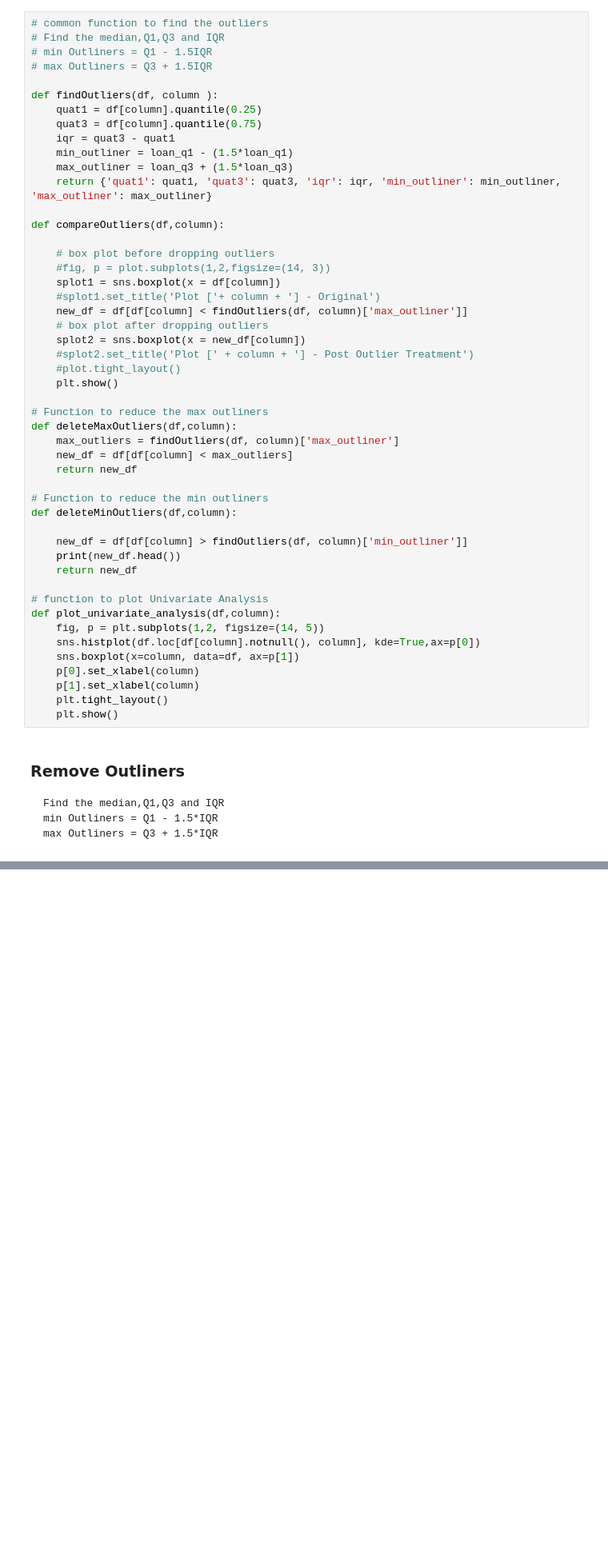
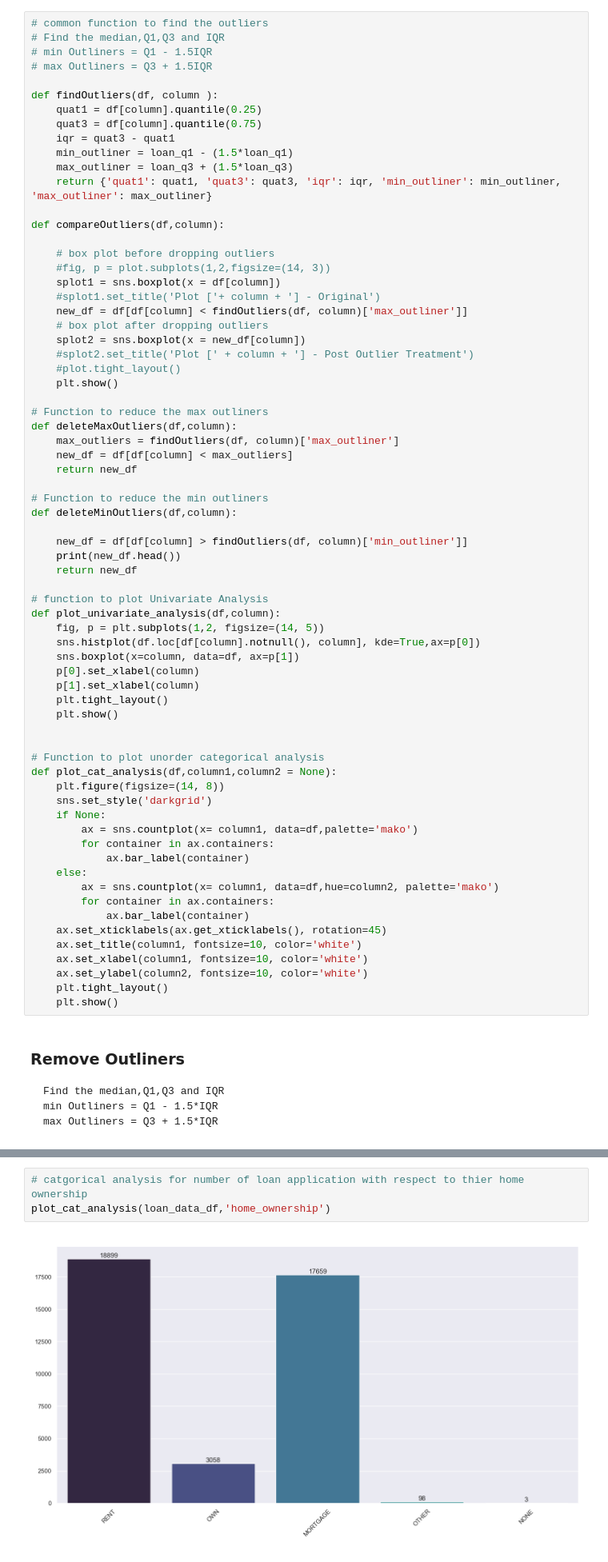
Before and after one commit to kshitiz89/lendingclubcase, a Jupyter notebook: Kshitiz_Jaiswal.ipynb, the cells around one changed output, grey strips where cells are left out. Shown at 80% size. Cells and saved outputs as stored; diff of their text form; blank space fills up the shorter version.

```diff
--- a/Kshitiz_Jaiswal.ipynb
+++ b/Kshitiz_Jaiswal.ipynb
@@ -256,6 +252,26 @@ def plot_univariate_analysis(df,column):
     p[1].set_xlabel(column)
     plt.tight_layout()
     plt.show()
+
+
+# Function to plot unorder categorical analysis
+def plot_cat_analysis(df,column1,column2 = None):
+    plt.figure(figsize=(14, 8))
+    sns.set_style('darkgrid')
+    if None:
+        ax = sns.countplot(x= column1, data=df,palette='mako')
+        for container in ax.containers:
+            ax.bar_label(container)
+    else:
+        ax = sns.countplot(x= column1, data=df,hue=column2, palette='mako')
+        for container in ax.containers:
+            ax.bar_label(container)
+    ax.set_xticklabels(ax.get_xticklabels(), rotation=45)
+    ax.set_title(column1, fontsize=10, color='white')
+    ax.set_xlabel(column1, fontsize=10, color='white')
+    ax.set_ylabel(column2, fontsize=10, color='white')
+    plt.tight_layout()
+    plt.show()
 # %% [markdown]
 
 ### Remove Outliners
@@ -355,0 +375,5 @@ Name: int_rate, dtype: float64
+# %%
+# catgorical analysis for number of loan application with respect to thier home ownership
+plot_cat_analysis(loan_data_df,'home_ownership')
+# %% [output]
+[figure, added]
```
Also changed, not shown: parts of 114 cells of this notebook.
